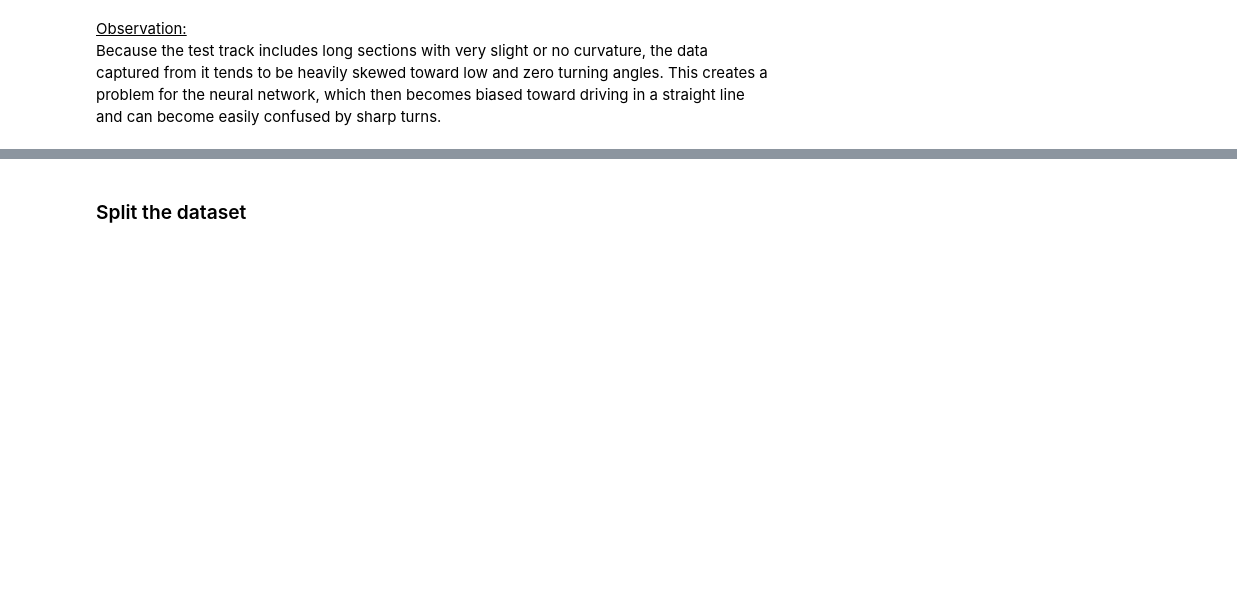
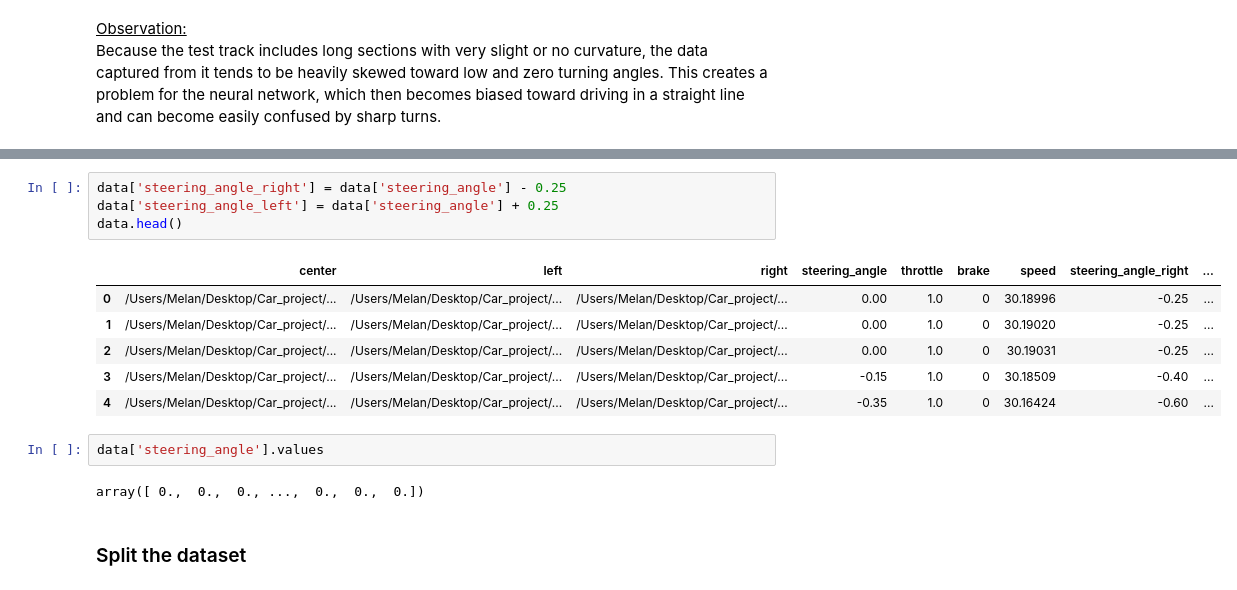
Before and after one commit to MelanVijayaratnam/self-driving, a Jupyter notebook: self-driving.ipynb, the cells around one changed output, grey strips where cells are left out. Drawn from its saved outputs; the diff is of its cells as text; blank space fills up the shorter version.

Commit message:
Add side cameras with recovery steering angle

```diff
--- a/self-driving.ipynb
+++ b/self-driving.ipynb
@@ -189,3 +192,18 @@ Because the test track includes long sections with very slight or no curvature,
+# %%
+data['steering_angle_right'] = data['steering_angle'] - 0.25
+data['steering_angle_left'] = data['steering_angle'] + 0.25
+data.head()
+# %% [output]
+|  | center | left | right | steering_angle | throttle | brake | speed | steering_angle_right | ... |
+| 0 | /Users/Melan/Desktop/Car_project/... | /Users/Melan/Desktop/Car_project/... | /Users/Melan/Desktop/Car_project/... | 0.00 | 1.0 | 0 | 30.18996 | -0.25 | ... |
+| 1 | /Users/Melan/Desktop/Car_project/... | /Users/Melan/Desktop/Car_project/... | /Users/Melan/Desktop/Car_project/... | 0.00 | 1.0 | 0 | 30.19020 | -0.25 | ... |
+| 2 | /Users/Melan/Desktop/Car_project/... | /Users/Melan/Desktop/Car_project/... | /Users/Melan/Desktop/Car_project/... | 0.00 | 1.0 | 0 | 30.19031 | -0.25 | ... |
+| 3 | /Users/Melan/Desktop/Car_project/... | /Users/Melan/Desktop/Car_project/... | /Users/Melan/Desktop/Car_project/... | -0.15 | 1.0 | 0 | 30.18509 | -0.40 | ... |
+| 4 | /Users/Melan/Desktop/Car_project/... | /Users/Melan/Desktop/Car_project/... | /Users/Melan/Desktop/Car_project/... | -0.35 | 1.0 | 0 | 30.16424 | -0.60 | ... |
+# %%
+data['steering_angle'].values
+# %% [output]
+array([ 0.,  0.,  0., ...,  0.,  0.,  0.])
 # %% [markdown]
 <h3>Split the dataset</h3>
 # %% [markdown]
```
Also changed, not shown: parts of 6 cells of this notebook.
